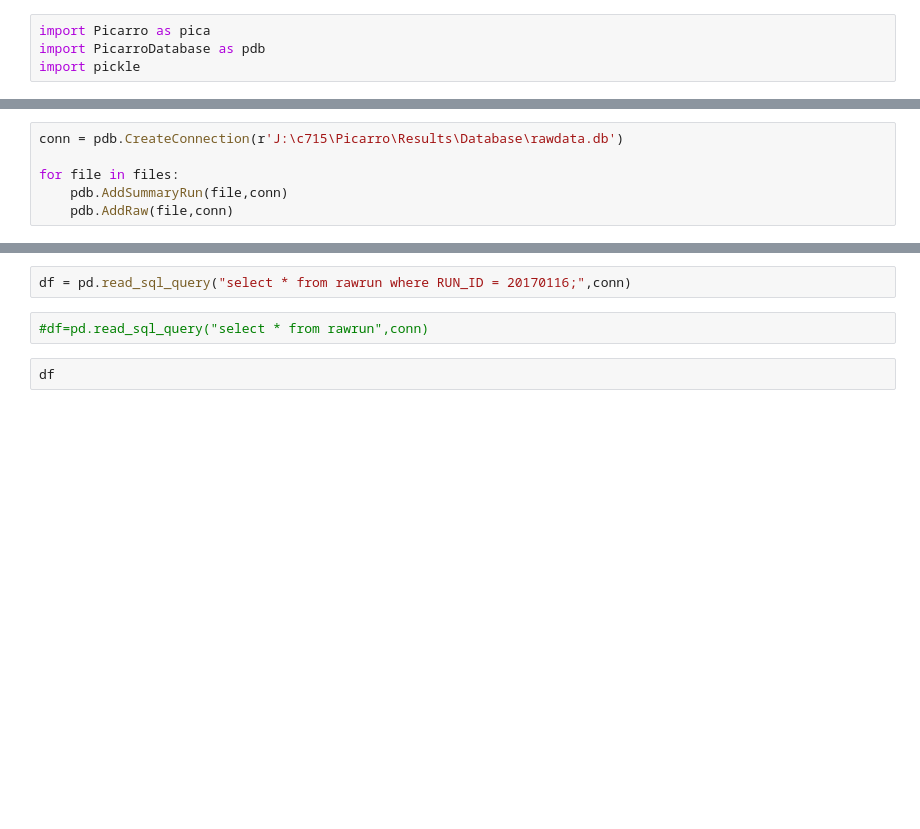
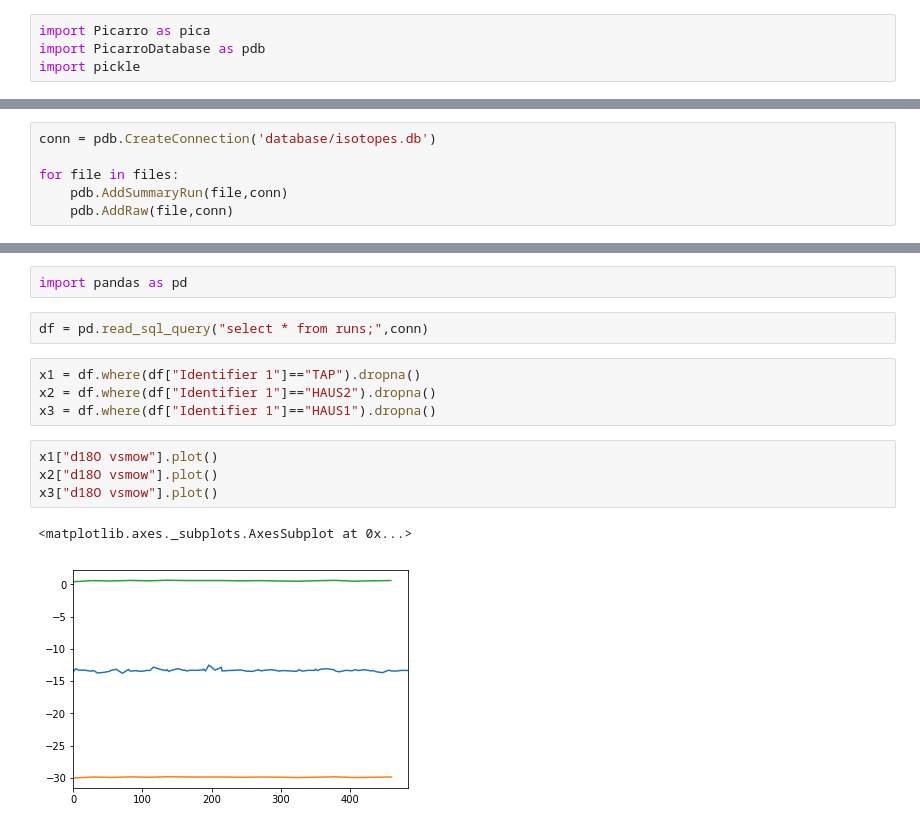
Before and after one commit to tr1813/picarro-calculator, a Jupyter notebook: ipynb/Update DataBase.ipynb, the cells around one changed output, grey strips where cells are left out. Saved outputs shown, nothing was run; the diff lists cells and outputs as text; blank space fills up the shorter version.

Commit message:
added summary run commit to database

```diff
--- a/ipynb/Update DataBase.ipynb
+++ b/ipynb/Update DataBase.ipynb
@@ -10,0 +13,6 @@ new file ['J:\\c715\\Picarro\\Results\\Results 2017\\Raw data\\HBDS2174_IsoWater
+# %%
+conn = pdb.CreateConnection('database/isotopes.db')
+
+for file in files:
+    pdb.AddSummaryRun(file,conn)
+    pdb.AddRaw(file,conn)
@@ -33,6 +63,0 @@ files
-# %%
-conn = pdb.CreateConnection(r'J:\c715\Picarro\Results\Database\rawdata.db')
-
-for file in files:
-    pdb.AddSummaryRun(file,conn)
-    pdb.AddRaw(file,conn)
@@ -60,6 +64,15 @@ TypeError: ufunc 'isnan' not supported for the input types, and the inputs could
+# %%
+import pandas as pd
 # %%
-df = pd.read_sql_query("select * from rawrun where RUN_ID = 20170116;",conn)
+df = pd.read_sql_query("select * from runs;",conn)
-# %%
-#df=pd.read_sql_query("select * from rawrun",conn)
-# %%
-df
+# %%
+x1 = df.where(df["Identifier 1"]=="TAP").dropna()
+x2 = df.where(df["Identifier 1"]=="HAUS2").dropna()
+x3 = df.where(df["Identifier 1"]=="HAUS1").dropna()
+# %%
+x1["d18O vsmow"].plot()
+x2["d18O vsmow"].plot()
+x3["d18O vsmow"].plot()
+# %% [output]
+<matplotlib.axes._subplots.AxesSubplot at 0x...>
+[figure, added]
```
Also changed, not shown: parts of 8 cells of this notebook, 5 other files.
